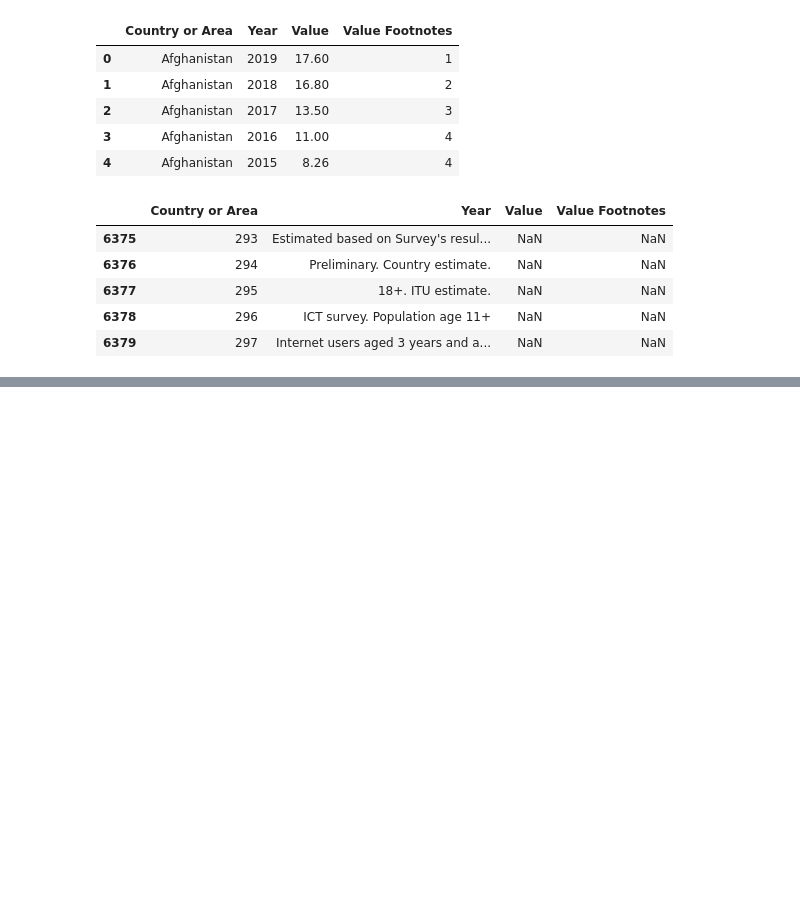
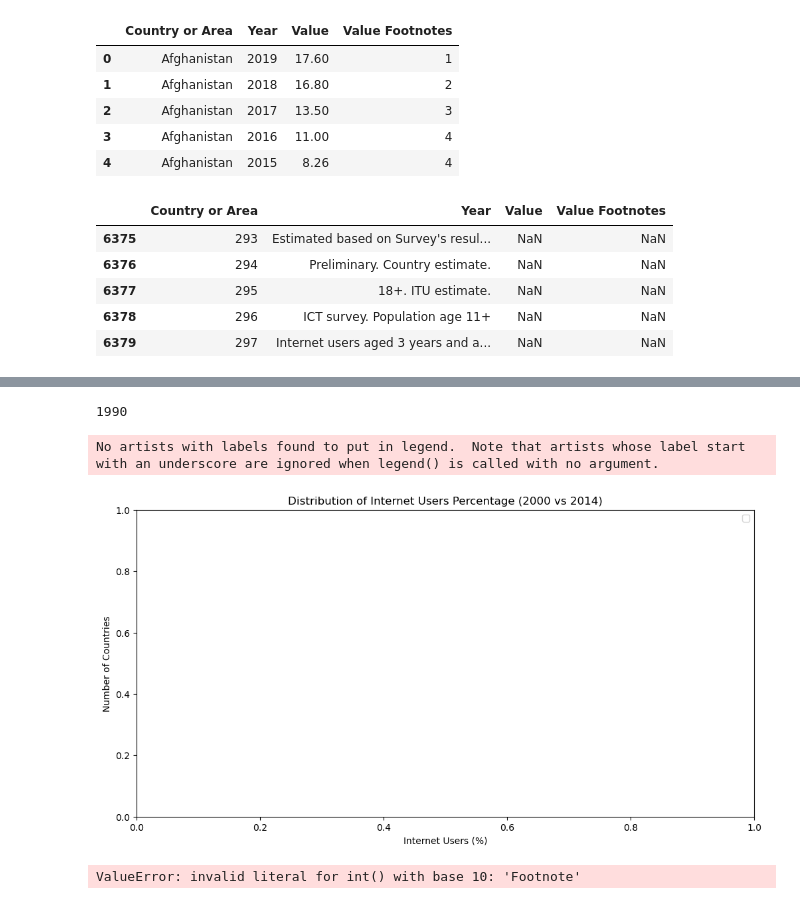
Before and after one commit to NSS-Data-Analytics-Cohort-16/da16-python-gdp-and-internet-use-analysis-brandonwmcmurtry, a Jupyter notebook: notebooks/gdp_internetuse.ipynb, the cells around one changed output, grey strips where cells are left out. Saved outputs shown, nothing was run; the diff lists cells and outputs as text; code cells hidden in the pictures; blank space fills up the shorter version.

```diff
--- a/notebooks/gdp_internetuse.ipynb
+++ b/notebooks/gdp_internetuse.ipynb
@@ -268,0 +294,10 @@ internet_df.tail (5)
+# %%
+first_year_nonzero = (
+    internet_df[internet_df["Internet_Users_Pct"] > 0]
+    .sort_values("Year")
+    .iloc[0]["Year"]
+)
+
+print(first_year_nonzero)
+# %% [output]
+1990
@@ -268,0 +306,21 @@ internet_df.tail (5)
+# %%
+df_2000 = internet_df[internet_df["Year"] == 2000]
+# %%
+df_2014 = internet_df[internet_df["Year"] == 2014]
+# %%
+plt.figure(figsize=(12,6))
+sns.histplot(df_2000["Internet_Users_Pct"], color="blue", label="2000", kde=True, element="step")
+sns.histplot(df_2014["Internet_Users_Pct"], color="orange", label="2014", kde=True, element="step")
+
+plt.title("Distribution of Internet Users Percentage (2000 vs 2014)")
+plt.xlabel("Internet Users (%)")
+plt.ylabel("Number of Countries")
+plt.legend()
+plt.show()
+# %% [output]
+No artists with labels found to put in legend.  Note that artists whose label start with an underscore are ignored when legend() is called with no argument.
+[figure, added]
+# %%
+internet_df["Year"] = internet_df["Year"].astype(int)
+# %% [output]
+ValueError: invalid literal for int() with base 10: 'Footnote'
```
Also changed, not shown: parts of 39 cells of this notebook.
